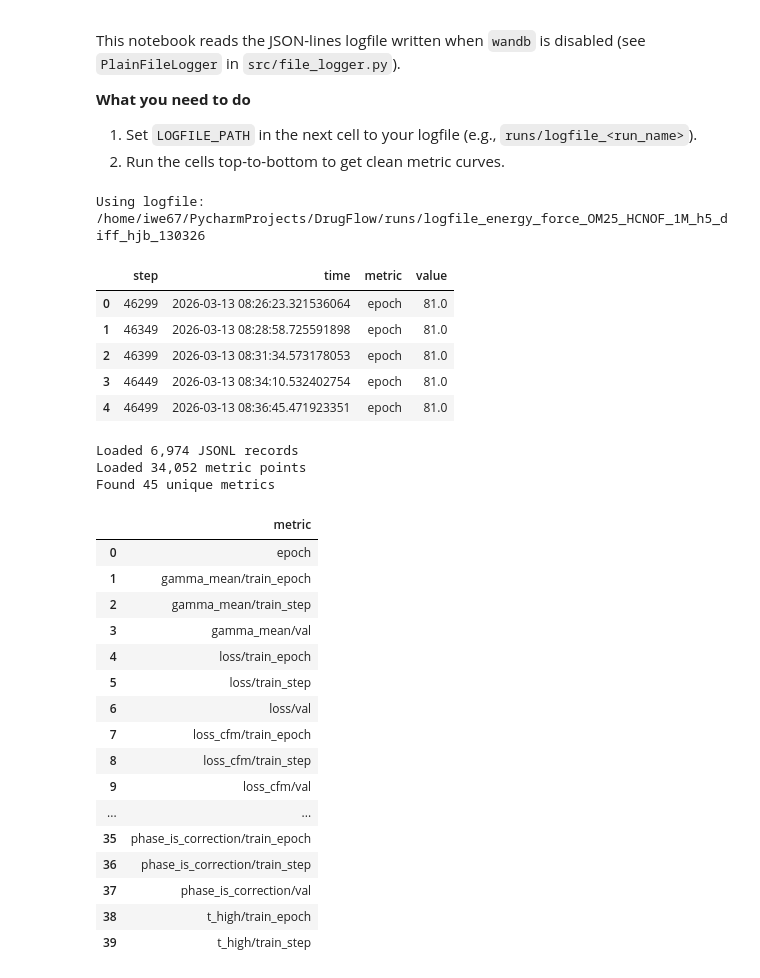
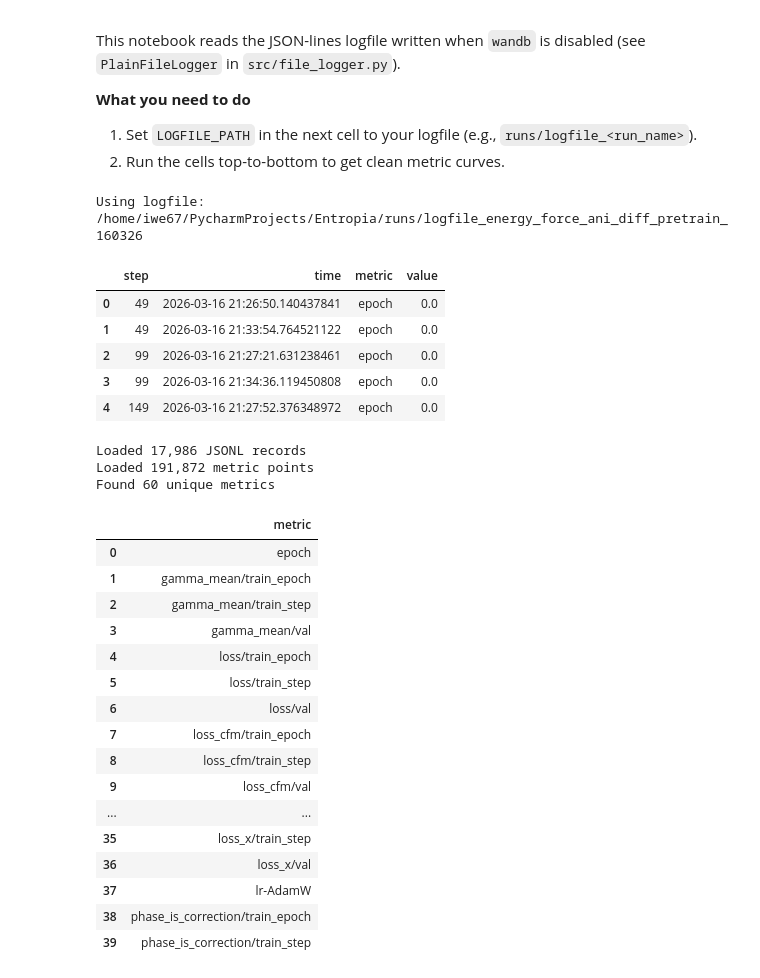
Before and after one commit to maximoffdev/DrugFlow, a Jupyter notebook: notebooks/plot_logfile.ipynb, the cells around one changed output. Drawn from its saved outputs; the diff is of its cells as text; code cells hidden in the pictures.

```diff
--- a/notebooks/plot_logfile.ipynb
+++ b/notebooks/plot_logfile.ipynb
@@ -27,7 +27,7 @@ RUNS_DIR = ROOT / "runs"
 
 # Point this to your JSONL logfile (written by PlainFileLogger).
 # If left as None, we auto-pick the newest `runs/logfile_*` file.
-LOGFILE_PATH:  Path | None = Path("runs/logfile_energy_force_OM25_HCNOF_1M_h5_diff_hjb_130326")
+LOGFILE_PATH:  Path | None = Path("runs/logfile_energy_force_ani_diff_pretrain_160326")
 
 def pick_latest_logfile(runs_dir: Path) -> Path:
     candidates = sorted(runs_dir.glob("logfile_*"), key=lambda p: p.stat().st_mtime, reverse=True)
@@ -61,39 +61,39 @@ def load_jsonl(path: Path) -> list[dict[str, Any]]:
             if isinstance(rec, dict):
                 records.append(rec)
     return records
 
 def metrics_dataframe(records: list[dict[str, Any]]) -> pd.DataFrame:
     rows: list[dict[str, Any]] = []
     for rec in records:
         if rec.get("type") != "metrics":
             continue
         step = rec.get("step")
         wall_time = rec.get("time")
         metrics = rec.get("metrics") or {}
         if not isinstance(metrics, dict):
             continue
         for k, v in metrics.items():
             if _is_number(v):
                 rows.append({"step": step, "time": wall_time, "metric": str(k), "value": float(v)})
     df = pd.DataFrame(rows)
     if df.empty:
         return df
     df = df.dropna(subset=["step"]).copy()
     df["step"] = df["step"].astype(int)
     df["time"] = pd.to_datetime(df["time"], unit="s", origin="unix")
     return df.sort_values(["metric", "step"]).reset_index(drop=True)
 
 records = load_jsonl(LOGFILE_PATH)
 df = metrics_dataframe(records)
 df.head()
 # %% [output]
-Using logfile: /home/iwe67/PycharmProjects/DrugFlow/runs/logfile_energy_force_OM25_HCNOF_1M_h5_diff_hjb_130326
+Using logfile: /home/iwe67/PycharmProjects/Entropia/runs/logfile_energy_force_ani_diff_pretrain_160326
 |  | step | time | metric | value |
-| 0 | 46299 | 2026-03-13 08:26:23.321536064 | epoch | 81.0 |
-| 1 | 46349 | 2026-03-13 08:28:58.725591898 | epoch | 81.0 |
-| 2 | 46399 | 2026-03-13 08:31:34.573178053 | epoch | 81.0 |
-| 3 | 46449 | 2026-03-13 08:34:10.532402754 | epoch | 81.0 |
-| 4 | 46499 | 2026-03-13 08:36:45.471923351 | epoch | 81.0 |
+| 0 | 49 | 2026-03-16 21:26:50.140437841 | epoch | 0.0 |
+| 1 | 49 | 2026-03-16 21:33:54.764521122 | epoch | 0.0 |
+| 2 | 99 | 2026-03-16 21:27:21.631238461 | epoch | 0.0 |
+| 3 | 99 | 2026-03-16 21:34:36.119450808 | epoch | 0.0 |
+| 4 | 149 | 2026-03-16 21:27:52.376348972 | epoch | 0.0 |
 # %%
 # Quick sanity checks / overview
 print(f"Loaded {len(records):,} JSONL records")
@@ -106,9 +106,9 @@ metrics = sorted(df["metric"].unique().tolist())
 print(f"Found {len(metrics)} unique metrics")
 pd.Series(metrics).to_frame("metric").head(40)
 # %% [output]
-Loaded 6,974 JSONL records
-Loaded 34,052 metric points
-Found 45 unique metrics
+Loaded 17,986 JSONL records
+Loaded 191,872 metric points
+Found 60 unique metrics
 |  | metric |
 | 0 | epoch |
 | 1 | gamma_mean/train_epoch |
@@ -121,11 +121,11 @@ Found 45 unique metrics
 | 8 | loss_cfm/train_step |
 | 9 | loss_cfm/val |
 | ... | ... |
-| 35 | phase_is_correction/train_epoch |
-| 36 | phase_is_correction/train_step |
-| 37 | phase_is_correction/val |
-| 38 | t_high/train_epoch |
-| 39 | t_high/train_step |
+| 35 | loss_x/train_step |
+| 36 | loss_x/val |
+| 37 | lr-AdamW |
+| 38 | phase_is_correction/train_epoch |
+| 39 | phase_is_correction/train_step |
 # %%
 import matplotlib.pyplot as plt
 import numpy as np
```
Also changed, not shown: parts of 1 cell of this notebook, 4 other files.
